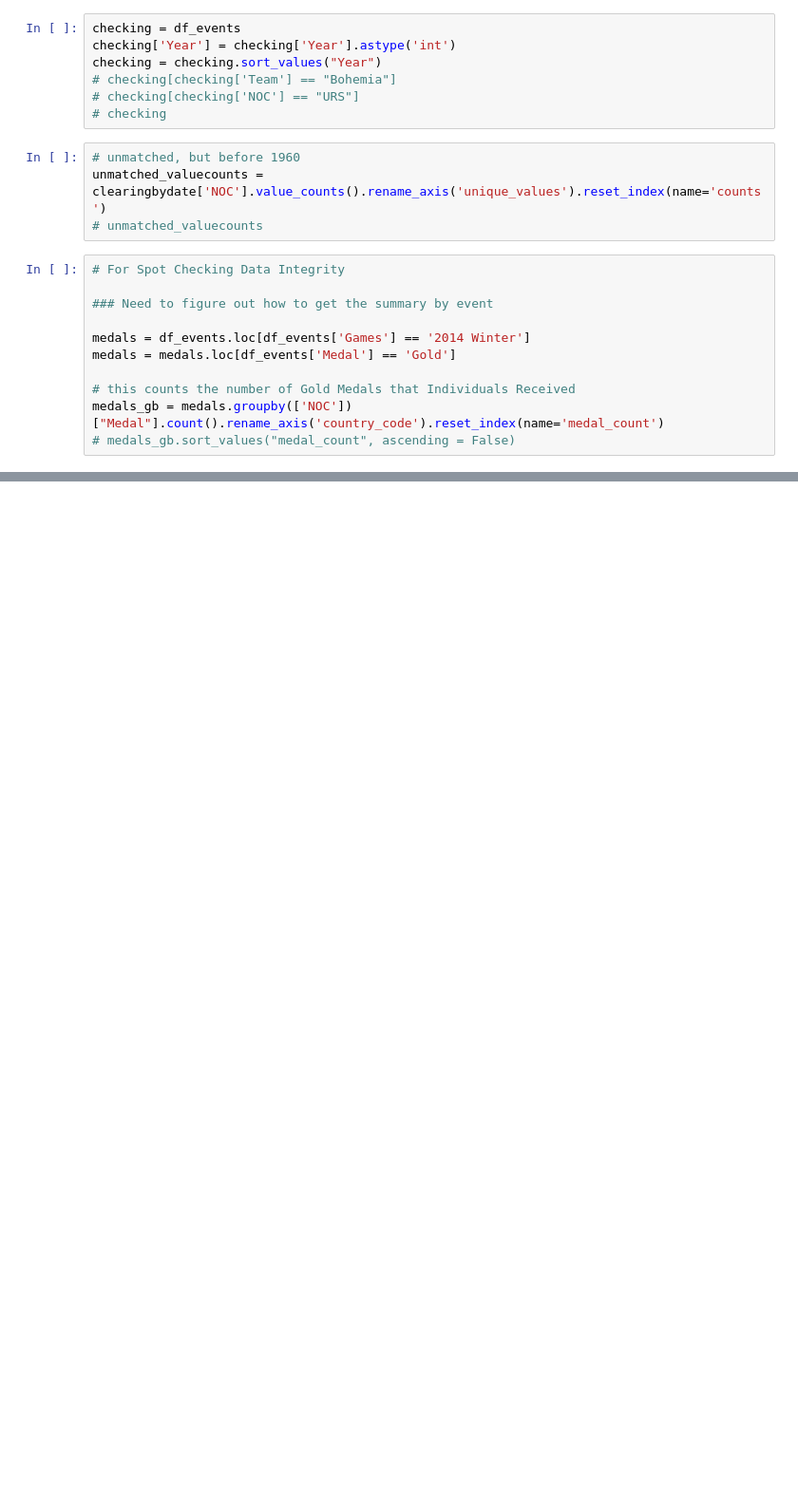
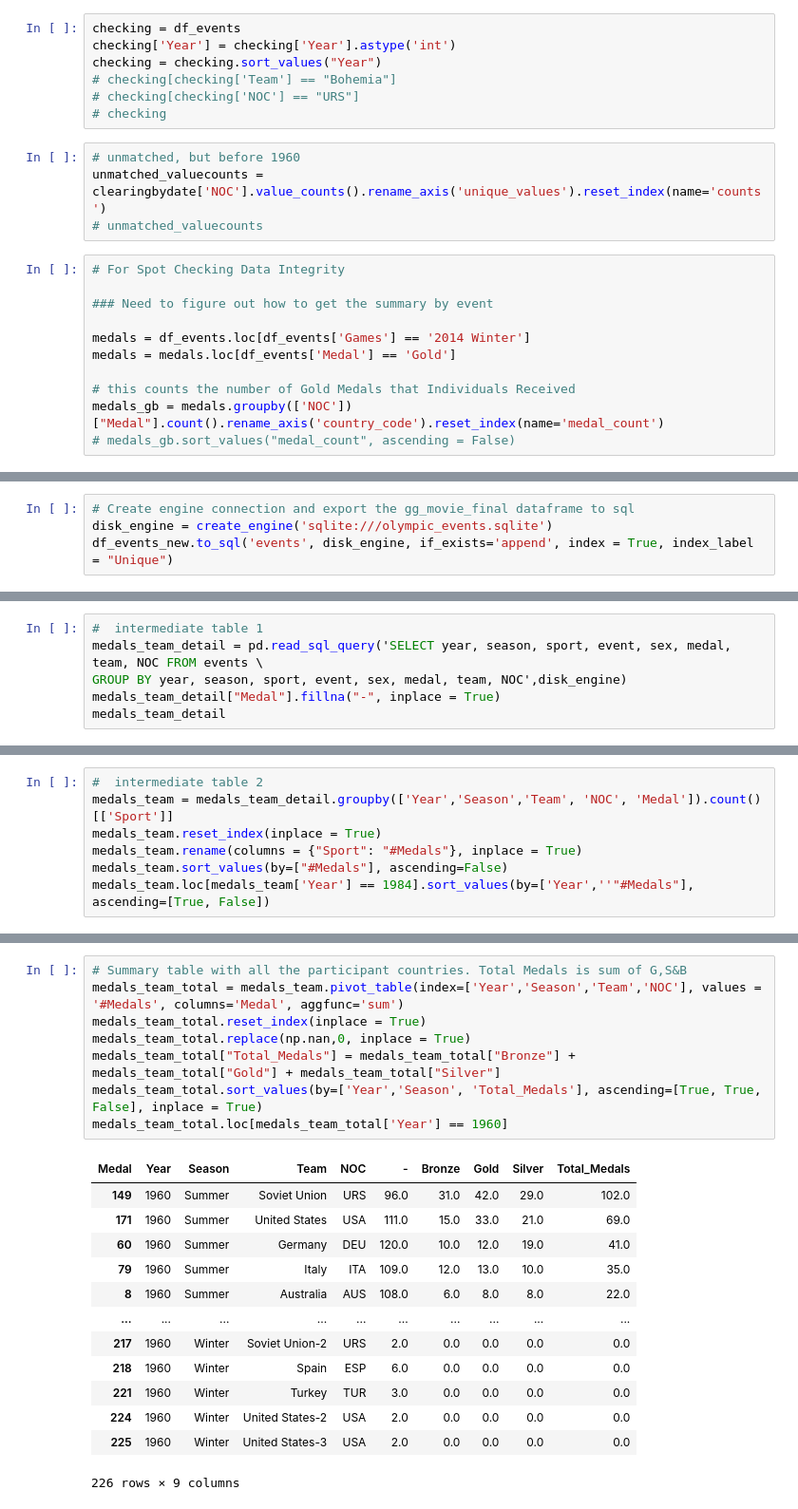
Before and after one commit to hanesy/olympics_dash, a Jupyter notebook: data_exploration.ipynb, the cells around one changed output, grey strips where cells are left out. Shown: that part at 95% size. Drawn from its saved outputs; the diff is of its cells as text; blank space fills up the shorter version.

```diff
--- a/data_exploration.ipynb
+++ b/data_exploration.ipynb
@@ -178,0 +189,4 @@ medals_gb = medals.groupby(['NOC'])["Medal"].count().rename_axis('country_code')
+# %%
+# Create engine connection and export the gg_movie_final dataframe to sql
+disk_engine = create_engine('sqlite:///olympic_events.sqlite')
+df_events_new.to_sql('events', disk_engine, if_exists='append', index = True, index_label = "Unique")
@@ -178,0 +290,6 @@ medals_gb = medals.groupby(['NOC'])["Medal"].count().rename_axis('country_code')
+# %%
+#  intermediate table 1
+medals_team_detail = pd.read_sql_query('SELECT year, season, sport, event, sex, medal, team, NOC FROM events \
+GROUP BY year, season, sport, event, sex, medal, team, NOC',disk_engine)
+medals_team_detail["Medal"].fillna("-", inplace = True)
+medals_team_detail
@@ -178,0 +310,7 @@ medals_gb = medals.groupby(['NOC'])["Medal"].count().rename_axis('country_code')
+# %%
+#  intermediate table 2
+medals_team = medals_team_detail.groupby(['Year','Season','Team', 'NOC', 'Medal']).count()[['Sport']]
+medals_team.reset_index(inplace = True)
+medals_team.rename(columns = {"Sport": "#Medals"}, inplace = True)
+medals_team.sort_values(by=["#Medals"], ascending=False)
+medals_team.loc[medals_team['Year'] == 1984].sort_values(by=['Year',''"#Medals"], ascending=[True, False])
@@ -178,0 +331,22 @@ medals_gb = medals.groupby(['NOC'])["Medal"].count().rename_axis('country_code')
+# %%
+# Summary table with all the participant countries. Total Medals is sum of G,S&B
+medals_team_total = medals_team.pivot_table(index=['Year','Season','Team','NOC'], values = '#Medals', columns='Medal', aggfunc='sum')
+medals_team_total.reset_index(inplace = True)
+medals_team_total.replace(np.nan,0, inplace = True)
+medals_team_total["Total_Medals"] = medals_team_total["Bronze"] + medals_team_total["Gold"] + medals_team_total["Silver"]
+medals_team_total.sort_values(by=['Year','Season', 'Total_Medals'], ascending=[True, True, False], inplace = True)
+medals_team_total.loc[medals_team_total['Year'] == 1960]
+# %% [output]
+| Medal | Year | Season | Team | NOC | - | Bronze | Gold | Silver | Total_Medals |
+| 149 | 1960 | Summer | Soviet Union | URS | 96.0 | 31.0 | 42.0 | 29.0 | 102.0 |
+| 171 | 1960 | Summer | United States | USA | 111.0 | 15.0 | 33.0 | 21.0 | 69.0 |
+| 60 | 1960 | Summer | Germany | DEU | 120.0 | 10.0 | 12.0 | 19.0 | 41.0 |
+| 79 | 1960 | Summer | Italy | ITA | 109.0 | 12.0 | 13.0 | 10.0 | 35.0 |
+| 8 | 1960 | Summer | Australia | AUS | 108.0 | 6.0 | 8.0 | 8.0 | 22.0 |
+| ... | ... | ... | ... | ... | ... | ... | ... | ... | ... |
+| 217 | 1960 | Winter | Soviet Union-2 | URS | 2.0 | 0.0 | 0.0 | 0.0 | 0.0 |
+| 218 | 1960 | Winter | Spain | ESP | 6.0 | 0.0 | 0.0 | 0.0 | 0.0 |
+| 221 | 1960 | Winter | Turkey | TUR | 3.0 | 0.0 | 0.0 | 0.0 | 0.0 |
+| 224 | 1960 | Winter | United States-2 | USA | 2.0 | 0.0 | 0.0 | 0.0 | 0.0 |
+| 225 | 1960 | Winter | United States-3 | USA | 2.0 | 0.0 | 0.0 | 0.0 | 0.0 |
+226 rows × 9 columns
```
Also changed, not shown: parts of 19 cells of this notebook, 1 other file.
